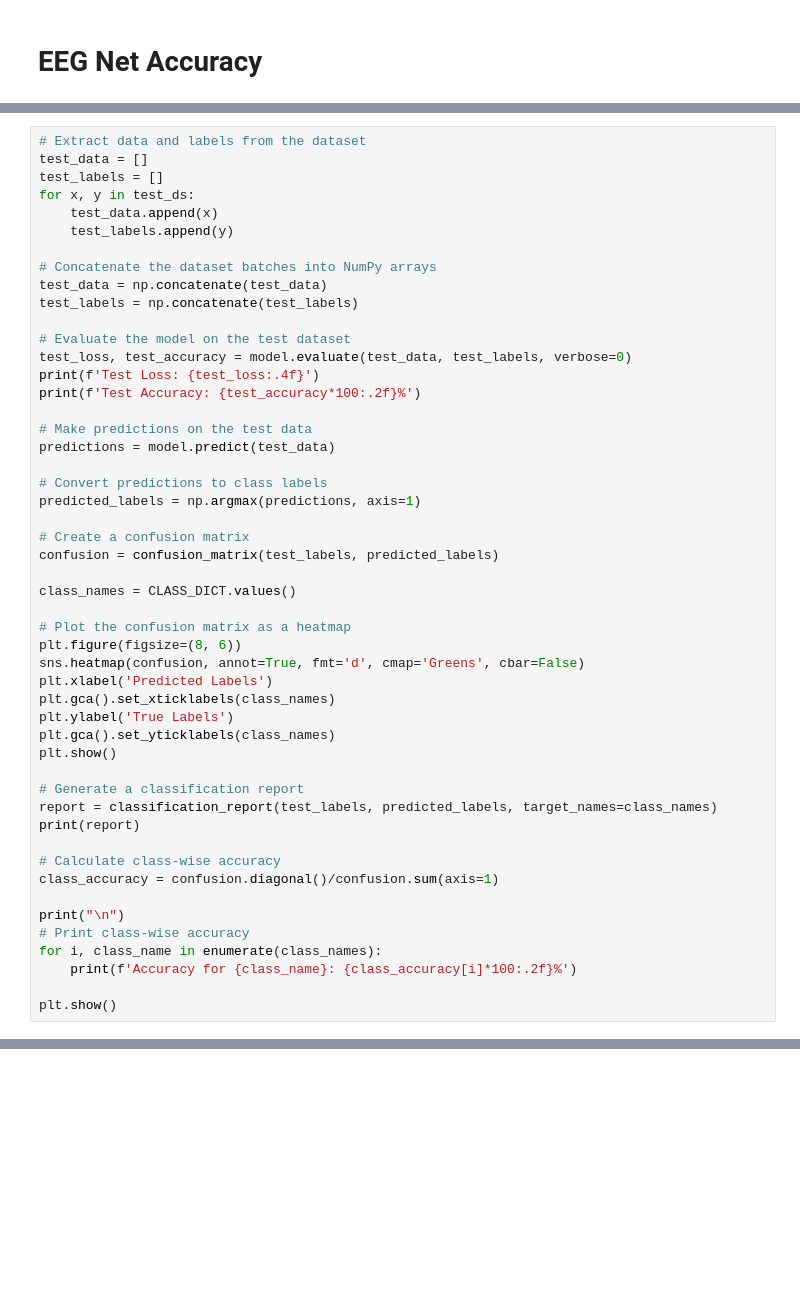
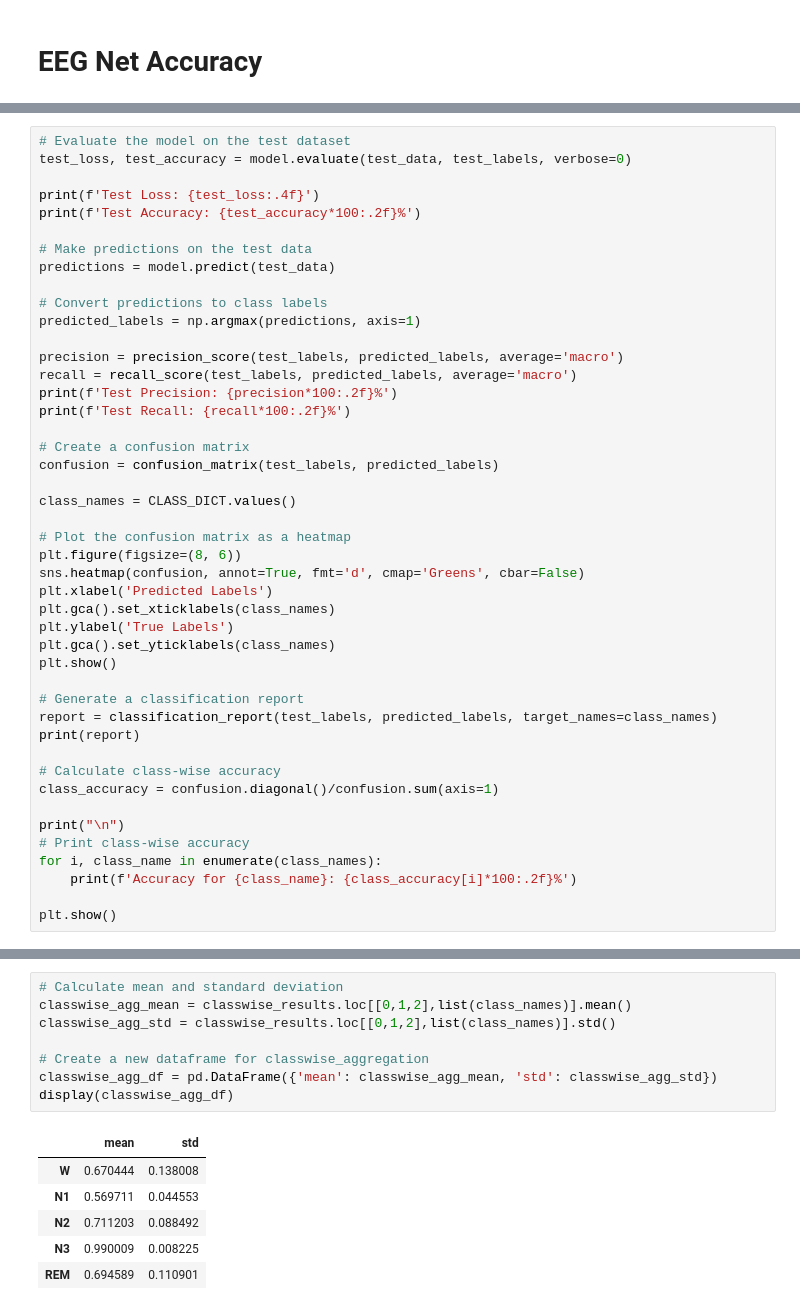
Before and after one commit to BrentonAD/EEG-SESM, a Jupyter notebook: arl-eegmodels/eegNet_accuracy.ipynb, the cells around one changed output, grey strips where cells are left out. Saved outputs shown, nothing was run; the diff lists cells and outputs as text; blank space fills up the shorter version.

```diff
--- a/arl-eegmodels/eegNet_accuracy.ipynb
+++ b/arl-eegmodels/eegNet_accuracy.ipynb
@@ -44,17 +83,7 @@ REM: 15007
 # %%
-# Extract data and labels from the dataset
-test_data = []
-test_labels = []
-for x, y in test_ds:
-    test_data.append(x)
-    test_labels.append(y)
-
-# Concatenate the dataset batches into NumPy arrays
-test_data = np.concatenate(test_data)
-test_labels = np.concatenate(test_labels)
-
 # Evaluate the model on the test dataset
 test_loss, test_accuracy = model.evaluate(test_data, test_labels, verbose=0)
+
 print(f'Test Loss: {test_loss:.4f}')
 print(f'Test Accuracy: {test_accuracy*100:.2f}%')
 
@@ -63,6 +92,11 @@ predictions = model.predict(test_data)
 
 # Convert predictions to class labels
 predicted_labels = np.argmax(predictions, axis=1)
+
+precision = precision_score(test_labels, predicted_labels, average='macro')
+recall = recall_score(test_labels, predicted_labels, average='macro')
+print(f'Test Precision: {precision*100:.2f}%')
+print(f'Test Recall: {recall*100:.2f}%')
 
 # Create a confusion matrix
 confusion = confusion_matrix(test_labels, predicted_labels)
@@ -117,0 +205,15 @@ Accuracy for REM: 78.07%
+# %%
+# Calculate mean and standard deviation
+classwise_agg_mean = classwise_results.loc[[0,1,2],list(class_names)].mean()
+classwise_agg_std = classwise_results.loc[[0,1,2],list(class_names)].std()
+
+# Create a new dataframe for classwise_aggregation
+classwise_agg_df = pd.DataFrame({'mean': classwise_agg_mean, 'std': classwise_agg_std})
+display(classwise_agg_df)
+# %% [output]
+|  | mean | std |
+| W | 0.670444 | 0.138008 |
+| N1 | 0.569711 | 0.044553 |
+| N2 | 0.711203 | 0.088492 |
+| N3 | 0.990009 | 0.008225 |
+| REM | 0.694589 | 0.110901 |
```
Also changed, not shown: parts of 12 cells of this notebook, 9 other files.
